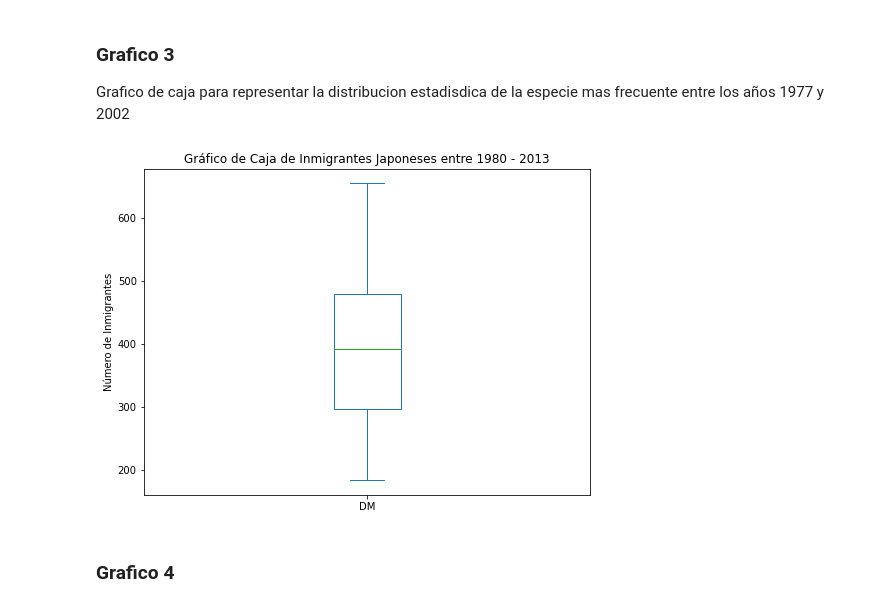
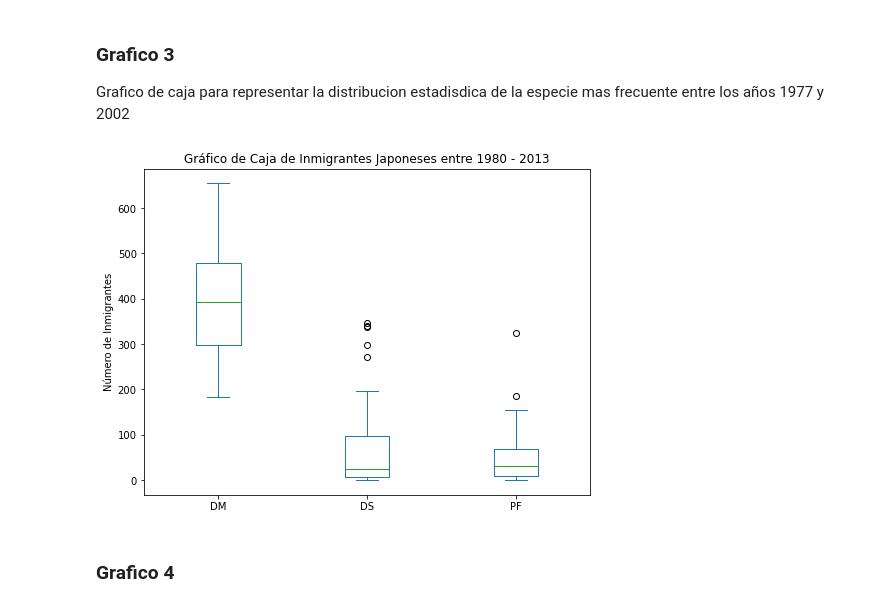
Before and after one commit to Vania-Espinoza/Tarea2-Python, a Jupyter notebook: Tarea3.ipynb, the cells around one changed output. Saved outputs shown, nothing was run; the diff lists cells and outputs as text; code cells hidden in the pictures.

```diff
--- a/Tarea3.ipynb
+++ b/Tarea3.ipynb
@@ -80,19 +80,33 @@ plt.show()
 Grafico de caja para representar la distribucion estadisdica de la especie mas frecuente entre los años 1977 y 2002
 # %%
 df_g3 = df[['year','species_id']]
-df_g3 = df_g3[df_g3['species_id']=='DM']
-df_g3 = df_g3.value_counts().to_frame().reset_index()
-df_g3 = df_g3.set_index('year').drop('species_id',axis=1)
-df_g3.columns = ['DM']
-
+df_g3_dm = df_g3[df_g3['species_id']=='DM']
+df_g3_ds = df_g3[df_g3['species_id']=='DS']
+df_g3_pf = df_g3[df_g3['species_id']=='PF']
+df_g3_dm = df_g3_dm.value_counts().to_frame().reset_index()
+df_g3_ds = df_g3_ds.value_counts().to_frame().reset_index()
+df_g3_pf = df_g3_pf.value_counts().to_frame().reset_index()
+df_g3_dm = df_g3_dm.set_index('year').drop('species_id',axis=1)
+df_g3_ds = df_g3_ds.set_index('year').drop('species_id',axis=1)
+df_g3_pf = df_g3_pf.set_index('year').drop('species_id',axis=1)
+df_g3_dm.columns = ['DM']
+df_g3_ds.columns = ['DS']
+df_g3_pf.columns = ['PF']
+df_g3_dm.insert(1,'DS',df_g3_ds['DS'])
+df_g3_dm.insert(2,'PF',df_g3_pf['PF'])
+df_g3 = df_g3_dm
+df_g3['DS'].replace(np.nan, 0, inplace=True)
+df_g3['PF'].replace(np.nan, 0, inplace=True)
+df_g3[["DS"]] = df_g3[["DS"]].astype("int")
+df_g3[["PF"]] = df_g3[["PF"]].astype("int")
 df_g3.plot(kind='box', figsize=(8, 6))
 
 plt.title('Gráfico de Caja de Inmigrantes Japoneses entre 1980 - 2013')
 plt.ylabel('Número de Inmigrantes')
 
 plt.show()
 # %% [output]
-[figure, old version]
+[figure, new version]
 # %% [markdown]
 ### Grafico 4
 # %% [markdown]
```
